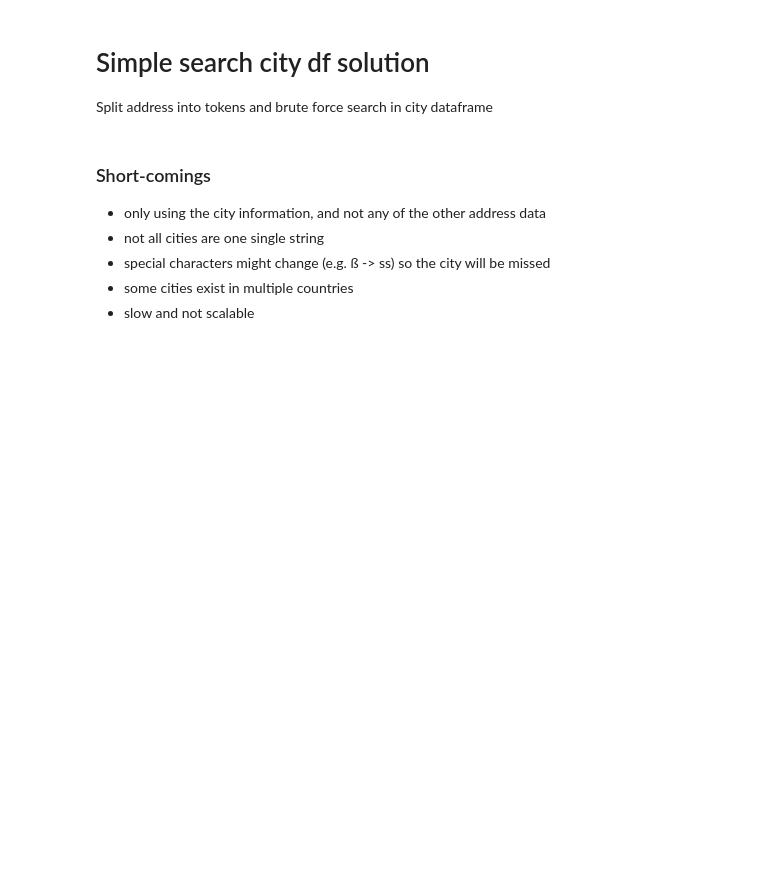
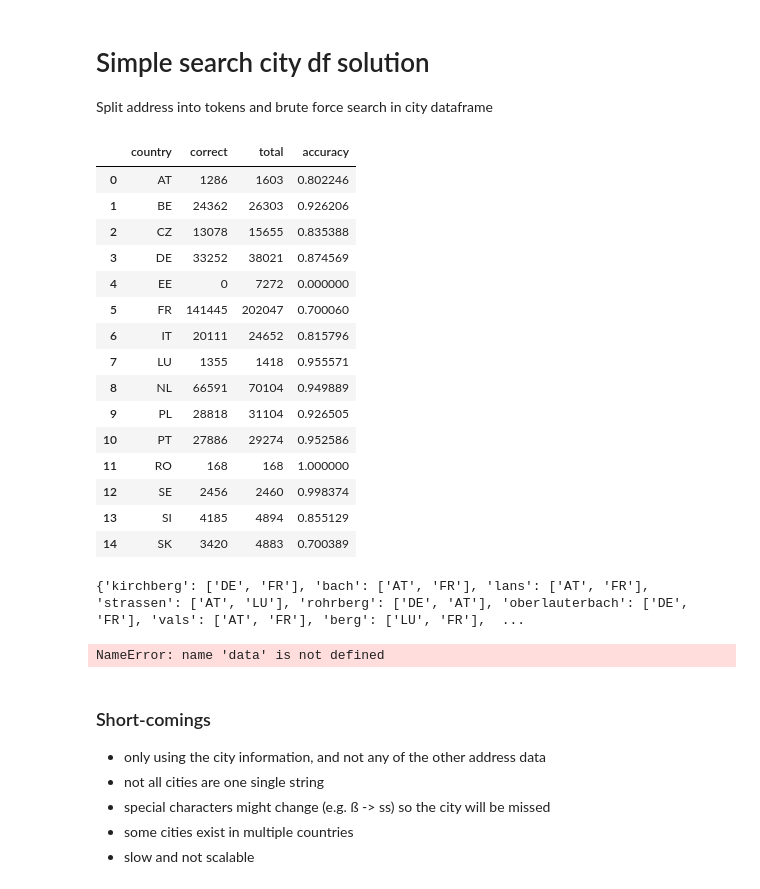
Before and after one commit to cjbaxt/textkernel, a Jupyter notebook: address_classification/address_classification.ipynb, the cells around one changed output. Drawn from its saved outputs; the diff is of its cells as text; code cells hidden in the pictures; blank space fills up the shorter version.

```diff
--- a/address_classification/address_classification.ipynb
+++ b/address_classification/address_classification.ipynb
@@ -66,23 +105,48 @@ countries.plot.barh(log=True)
 Split address into tokens and brute force search in city dataframe
 # %%
 t1 = dt.now()
+
+# make a copy of address_df for split search
+add_df = address_df.copy(deep=True)
+
 # Initiate SplitSearch
-split_search = algorithms.SplitSearch(address_df, cit_df)
+split_search = algorithms.SplitSearch(add_df, cit_df)
 split_search.run()
 add_df_out = split_search.get_df()  # TODO: Save this
+add_df_out.to_csv('outputs/split_search_results.csv')
 
 # Get the accuracy
 accuracy = split_search.get_accuracy()  # TODO: Save this
 display(accuracy)
-accuracy.to_csv('outputs/split_search_results.csv')
+accuracy.to_csv('outputs/split_search_accuracy.csv')
 
 # Get the cities that occur in multiple counries
 dupe_cities = split_search.get_dupe_cities()
+json.dump( dupe_cities, open( 'outputs/dupe_cities.json', 'w' ) )
 print(dupe_cities)
-json.dump( data, open( 'outputs/dupe_cities.json', 'w' ) )
+
 
 t2 = dt.now()
 print("Time for calculation: {}".format((t2 - t1)))
+# %% [output]
+|  | country | correct | total | accuracy |
+| 0 | AT | 1286 | 1603 | 0.802246 |
+| 1 | BE | 24362 | 26303 | 0.926206 |
+| 2 | CZ | 13078 | 15655 | 0.835388 |
+| 3 | DE | 33252 | 38021 | 0.874569 |
+| 4 | EE | 0 | 7272 | 0.000000 |
+| 5 | FR | 141445 | 202047 | 0.700060 |
+| 6 | IT | 20111 | 24652 | 0.815796 |
+| 7 | LU | 1355 | 1418 | 0.955571 |
+| 8 | NL | 66591 | 70104 | 0.949889 |
+| 9 | PL | 28818 | 31104 | 0.926505 |
+| 10 | PT | 27886 | 29274 | 0.952586 |
+| 11 | RO | 168 | 168 | 1.000000 |
+| 12 | SE | 2456 | 2460 | 0.998374 |
+| 13 | SI | 4185 | 4894 | 0.855129 |
+| 14 | SK | 3420 | 4883 | 0.700389 |
+{'kirchberg': ['DE', 'FR'], 'bach': ['AT', 'FR'], 'lans': ['AT', 'FR'], 'strassen': ['AT', 'LU'], 'rohrberg': ['DE', 'AT'], 'oberlauterbach': ['DE', 'FR'], 'vals': ['AT', 'FR'], 'berg': ['LU', 'FR'],  ...
+NameError: name 'data' is not defined
 # %% [markdown]
 ### Short-comings
 - only using the city information, and not any of the other address data
```
Also changed, not shown: parts of 15 cells of this notebook, 3 other files.
